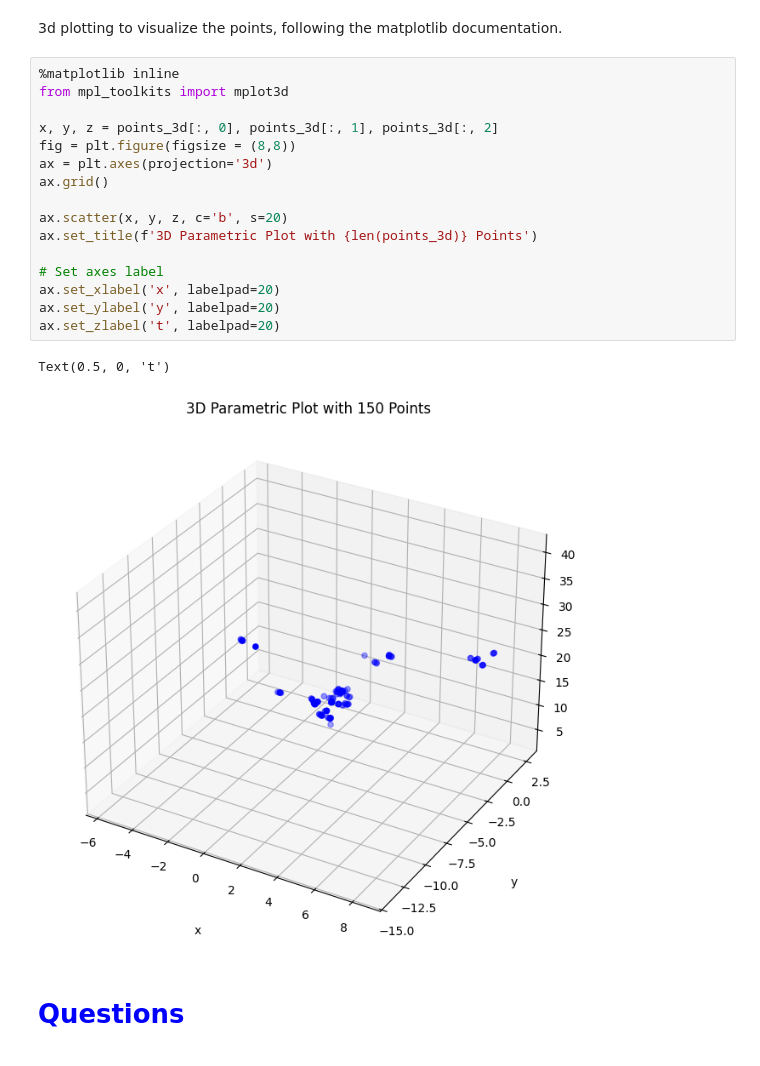
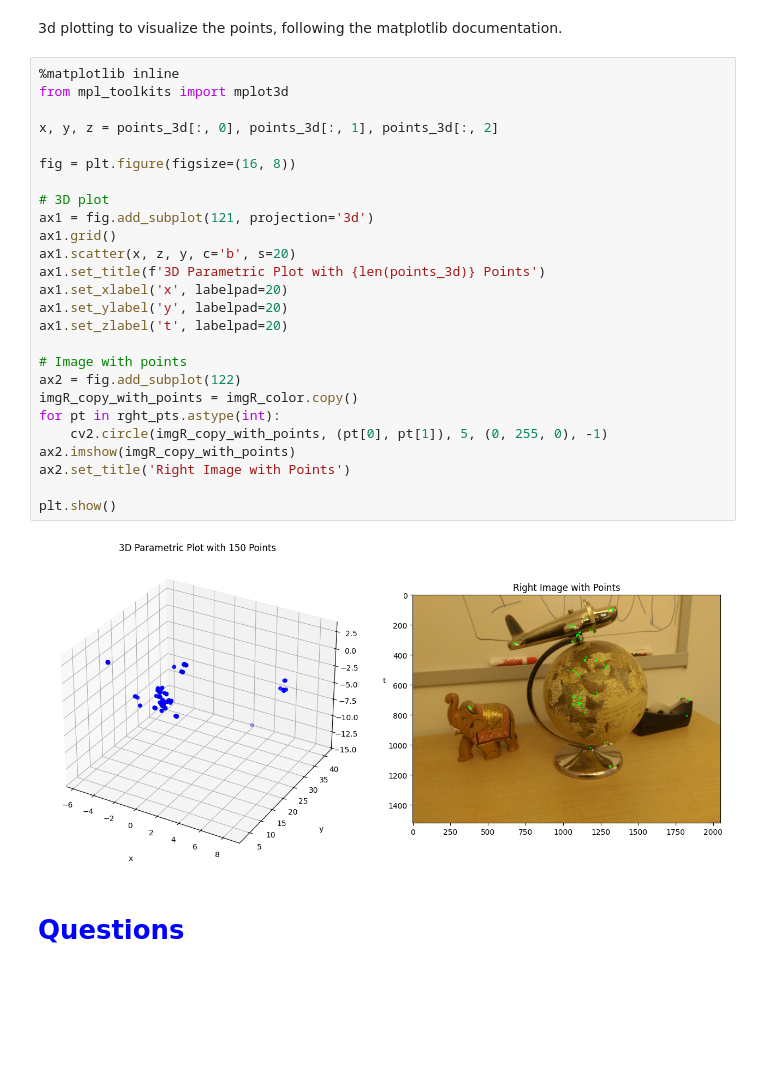
Before and after one commit to saeedAbdulraheem-ui/geometric_computer_vision, a Jupyter notebook: task3/Assignment 3b_Reconstruction_24177075.ipynb, the cells around one changed output. Cells and saved outputs as stored; diff of their text form; blank space fills up the shorter version.

```diff
--- a/task3/Assignment 3b_Reconstruction_24177075.ipynb
+++ b/task3/Assignment 3b_Reconstruction_24177075.ipynb
@@ -289,22 +304,31 @@ points_3d = cv2.convertPointsFromHomogeneous(points_4d.T).reshape(-1, 3) # dehom
 # %%
 %matplotlib inline
 from mpl_toolkits import mplot3d
 
 x, y, z = points_3d[:, 0], points_3d[:, 1], points_3d[:, 2]
-fig = plt.figure(figsize = (8,8))
-ax = plt.axes(projection='3d')
-ax.grid()
 
-ax.scatter(x, y, z, c='b', s=20)
-ax.set_title(f'3D Parametric Plot with {len(points_3d)} Points')
+fig = plt.figure(figsize=(16, 8))
 
-# Set axes label
-ax.set_xlabel('x', labelpad=20)
-ax.set_ylabel('y', labelpad=20)
-ax.set_zlabel('t', labelpad=20)
+# 3D plot
+ax1 = fig.add_subplot(121, projection='3d')
+ax1.grid()
+ax1.scatter(x, z, y, c='b', s=20)
+ax1.set_title(f'3D Parametric Plot with {len(points_3d)} Points')
+ax1.set_xlabel('x', labelpad=20)
+ax1.set_ylabel('y', labelpad=20)
+ax1.set_zlabel('t', labelpad=20)
+
+# Image with points
+ax2 = fig.add_subplot(122)
+imgR_copy_with_points = imgR_color.copy()
+for pt in rght_pts.astype(int):
+    cv2.circle(imgR_copy_with_points, (pt[0], pt[1]), 5, (0, 255, 0), -1)
+ax2.imshow(imgR_copy_with_points)
+ax2.set_title('Right Image with Points')
+
+plt.show()
 # %% [output]
-Text(0.5, 0, 't')
-[figure, old version]
+[figure, new version]
 # %% [markdown]
 <font color='blue'>
 
```
Also changed, not shown: parts of 6 cells of this notebook, 2 other files.
